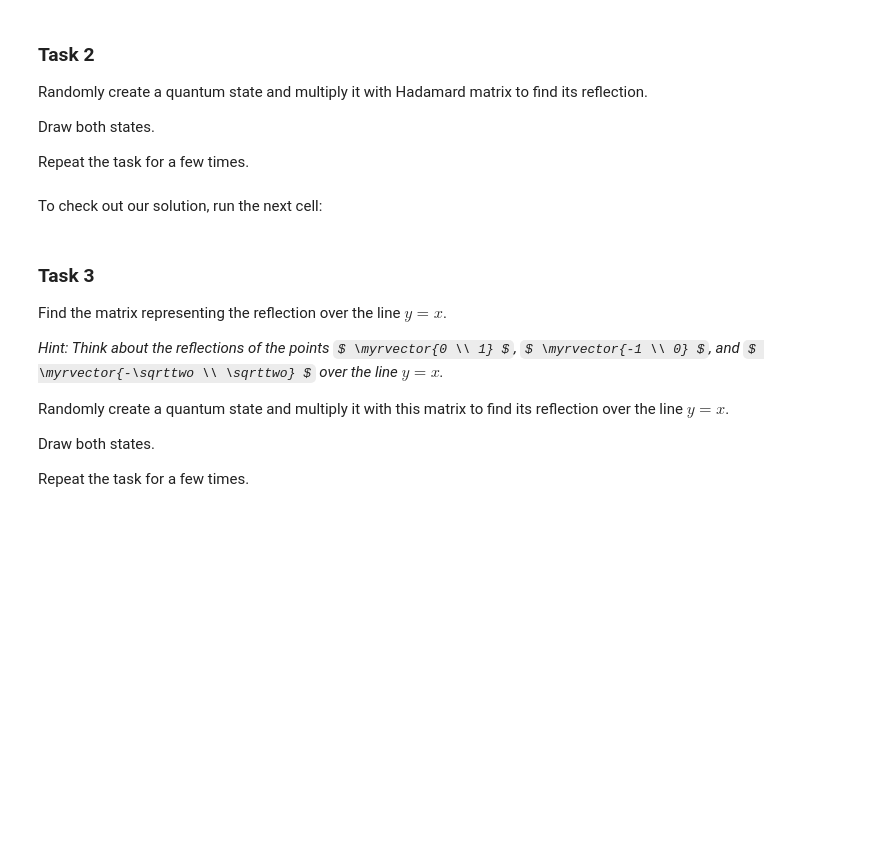
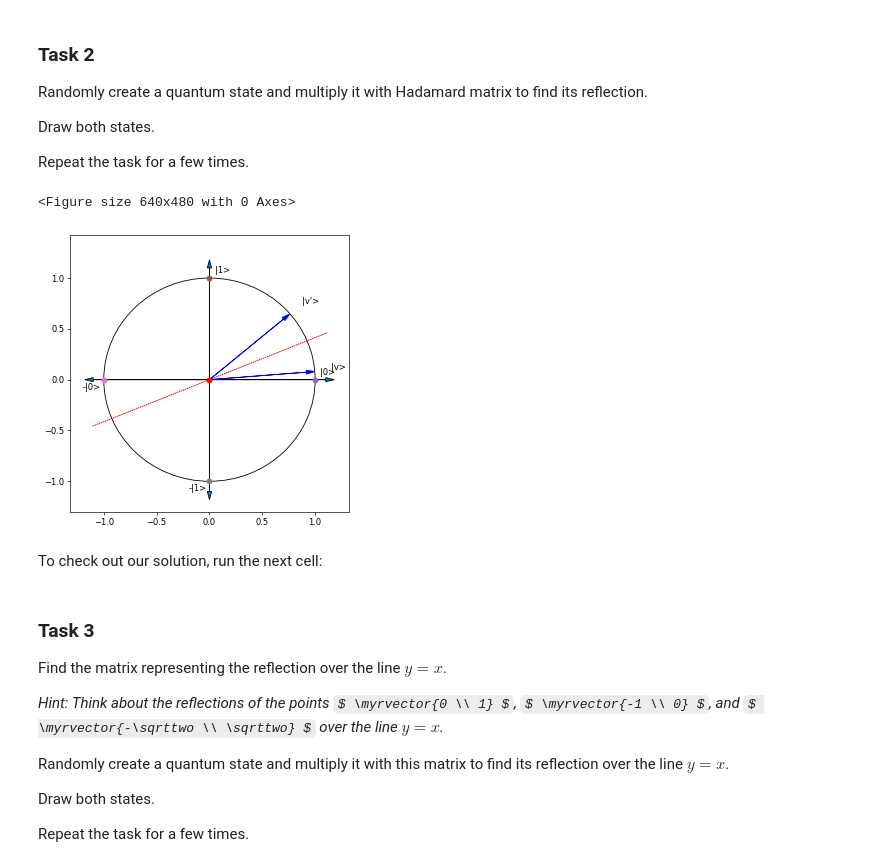
Before and after one commit to james-lucius/qworld, a Jupyter notebook: QB24_Q48_Reflections.ipynb, the cells around one changed output. Saved outputs shown, nothing was run; the diff lists cells and outputs as text; code cells hidden in the pictures; some formulas as TeX source; blank space fills up the shorter version.

```diff
--- a/QB24_Q48_Reflections.ipynb
+++ b/QB24_Q48_Reflections.ipynb
@@ -224,16 +276,34 @@ Repeat the task for a few times.
 # %%
 quantum_file = path_files+"quantum.py"
 %run $quantum_file
 
 draw_qubit()
 
 # line of reflection for Hadamard
 from matplotlib.pyplot import arrow
 arrow(-1.109,-0.459,2.218,0.918,linestyle='dotted',color='red')
 
 #
 # your code is here
 #
+from random import randrange
+import numpy as np
+
+x, y = randrange(-100, 101), randrange(-100, 101)
+random_state = np.array([x, y])
+random_state = random_state / np.linalg.norm(random_state)
+for element in random_state: element = round(element, 3)
+
+hadamard = np.array([[1, 1], [1, -1]])
+hadamard = hadamard / np.sqrt(2)
+
+new_state = hadamard.dot(random_state)
+
+draw_quantum_state(random_state[0], random_state[1], "|v>")
+draw_quantum_state(new_state[0], new_state[1], "|v'>")
+# %% [output]
+<Figure size 640x480 with 0 Axes>
+[figure, added]
 # %% [markdown]
 To check out our solution, run the next cell:
 # %%
```
Also changed, not shown: parts of 10 cells of this notebook.
